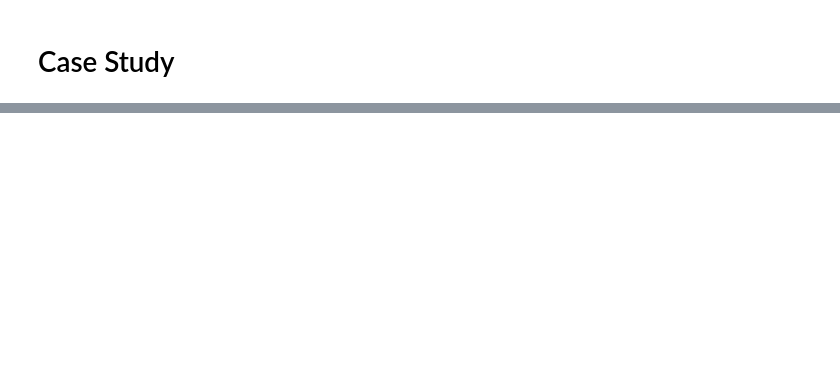
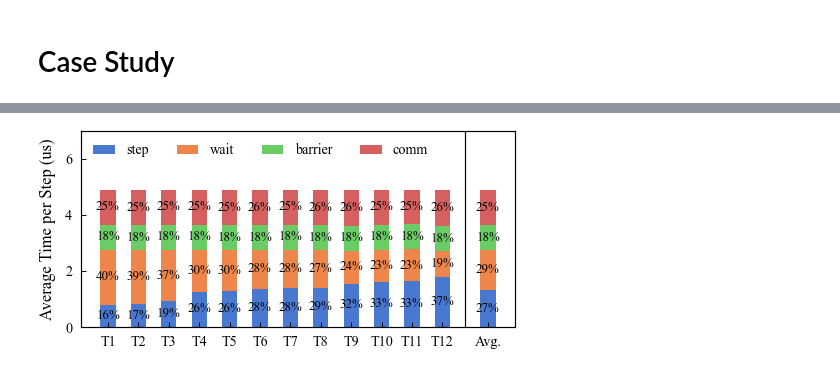
Before and after one commit to pku-liang/p2sim, a Jupyter notebook: analysis2.ipynb, the cells around one changed output, grey strips where cells are left out. Saved outputs shown, nothing was run; the diff lists cells and outputs as text; code cells hidden in the pictures; blank space fills up the shorter version.

```diff
--- a/analysis2.ipynb
+++ b/analysis2.ipynb
@@ -179,0 +272,12 @@ Text(0, 0.5, 'CPU Utilization')
+# %%
+plt.figure(figsize=(3.3, 1.5))
+argidx = np.argsort(step_ticks_pgo[:, 0])
+step_mean = step_ticks_pgo[argidx] / 2.5 / 1000
+cmap = sns.color_palette("muted", 10)
+handles = plot_stack_bar(step_mean, colors=cmap, include_avg=True)
+plt.ylabel('Average Time per Step (us)')
+plt.ylim([0, 7])
+plt.legend(handles, step_names, loc='upper left', ncols=4)
+plt.savefig('thread-breakdown-boom-l-t12.pgo.pdf')
+# %% [output]
+[figure, added]
```
Also changed, not shown: parts of 17 cells of this notebook, 8 other files.
